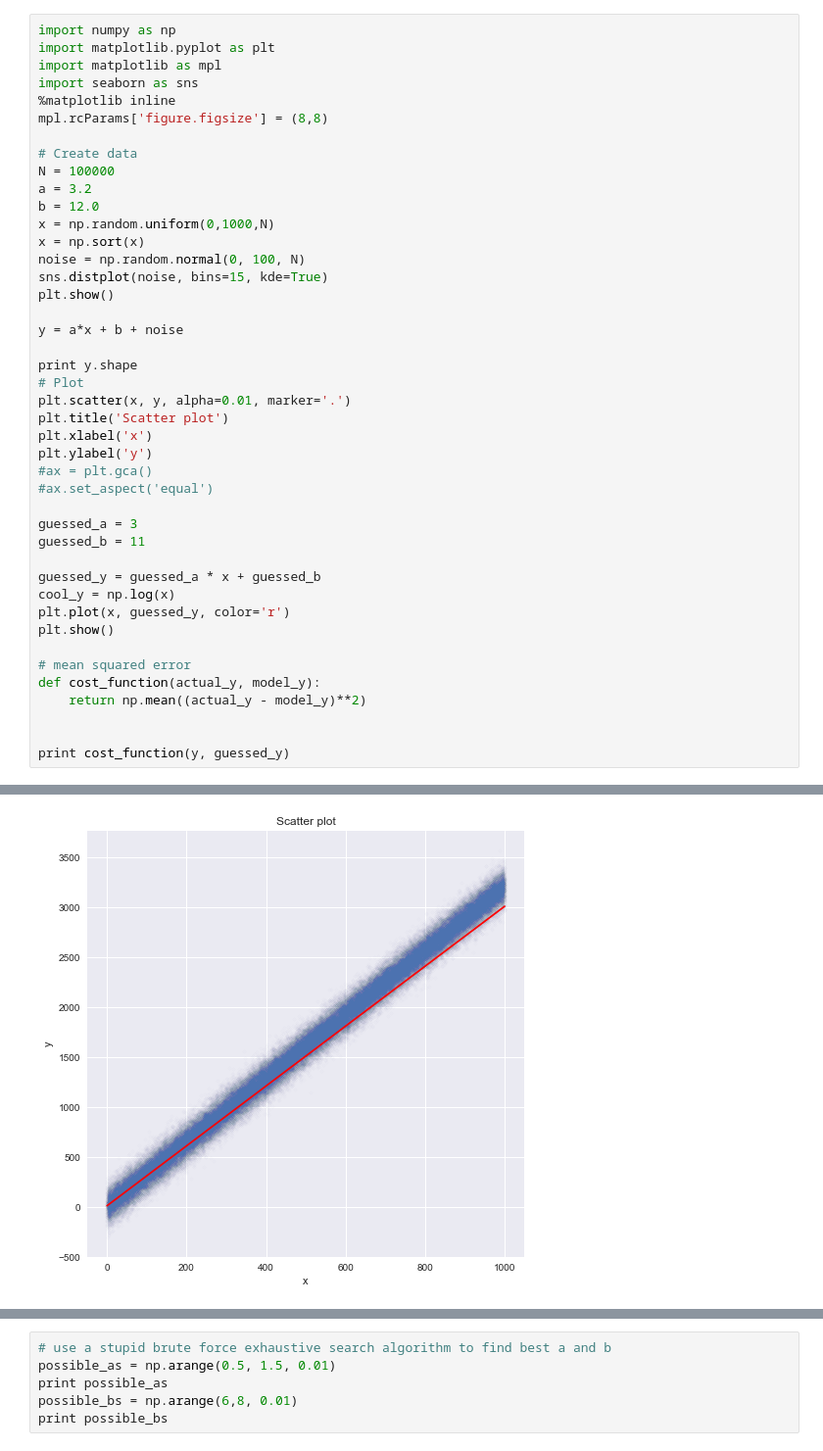
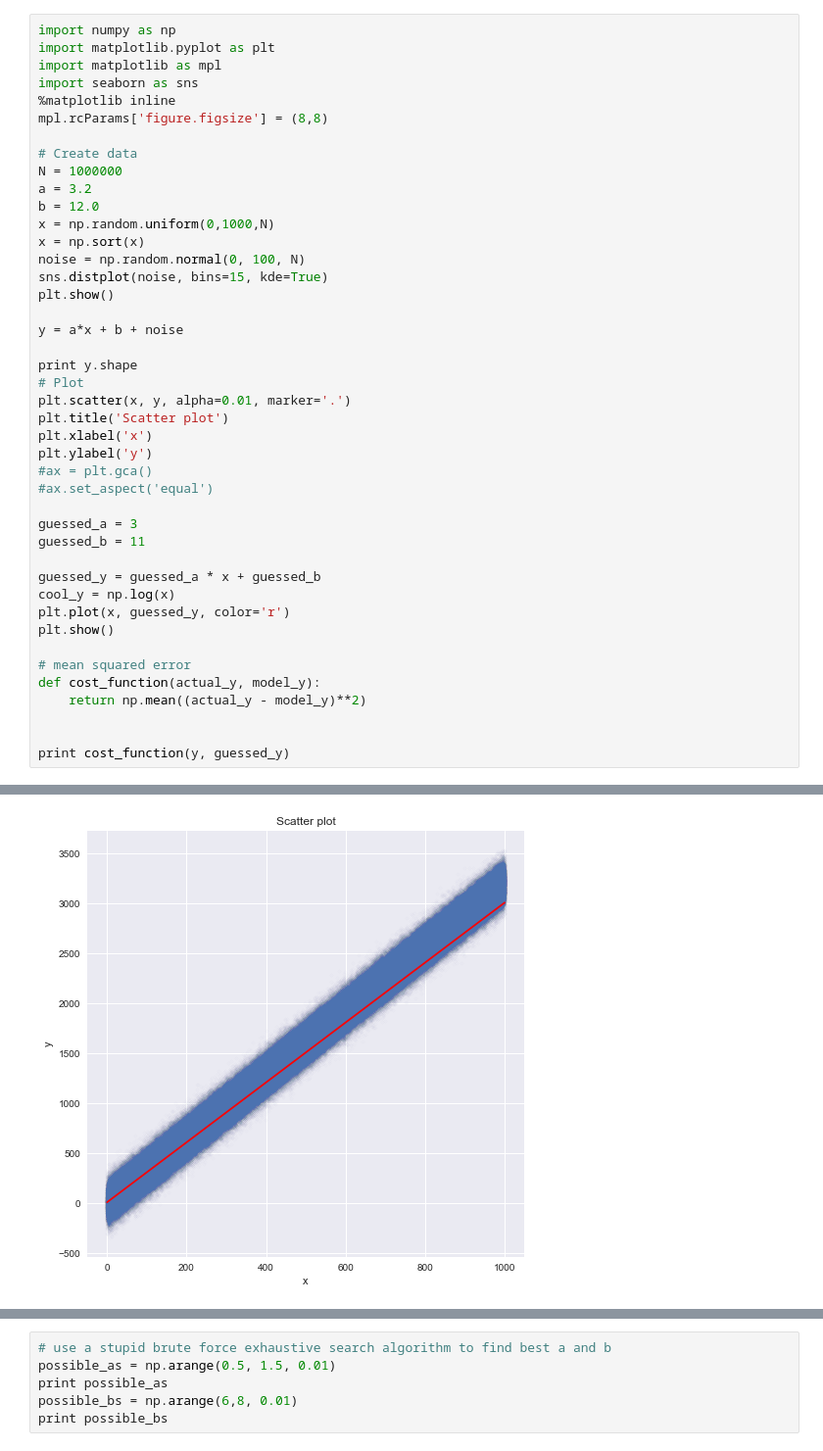
Before and after one commit to SpaceVoyager/a2pykids_class, a Jupyter notebook: machine_learning/jupyter_notebooks/linear_regression_sgd_solver.ipynb, the cells around one changed output, grey strips where cells are left out. Shown: that part at 98% size. Drawn from its saved outputs; the diff is of its cells as text.

```diff
--- a/machine_learning/jupyter_notebooks/linear_regression_sgd_solver.ipynb
+++ b/machine_learning/jupyter_notebooks/linear_regression_sgd_solver.ipynb
@@ -7,7 +7,7 @@ import seaborn as sns
 mpl.rcParams['figure.figsize'] = (8,8)
 
 # Create data
-N = 100000
+N = 1000000
 a = 3.2
 b = 12.0
 x = np.random.uniform(0,1000,N)
@@ -47 +47 @@ print cost_function(y, guessed_y)
-[figure, old version]
+[figure, new version]
```
Also changed, not shown: parts of 2 cells of this notebook.
